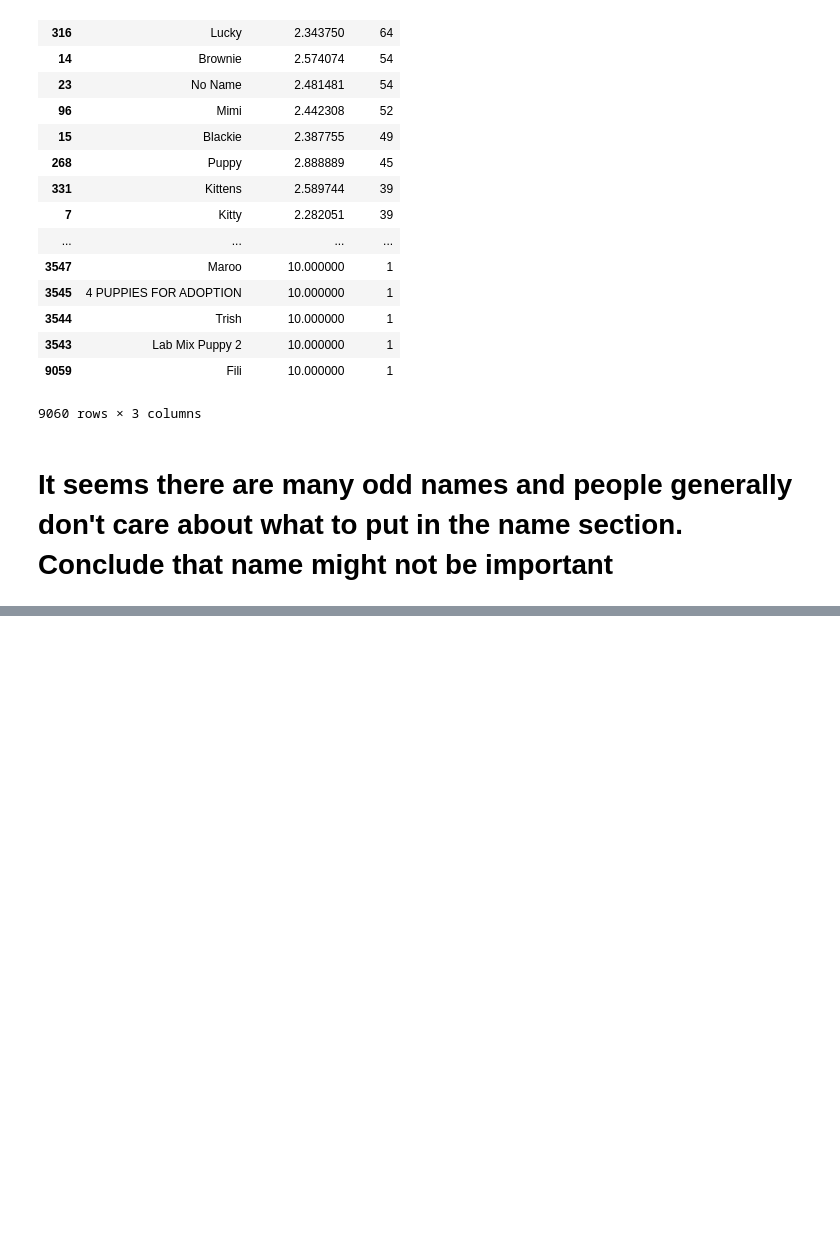
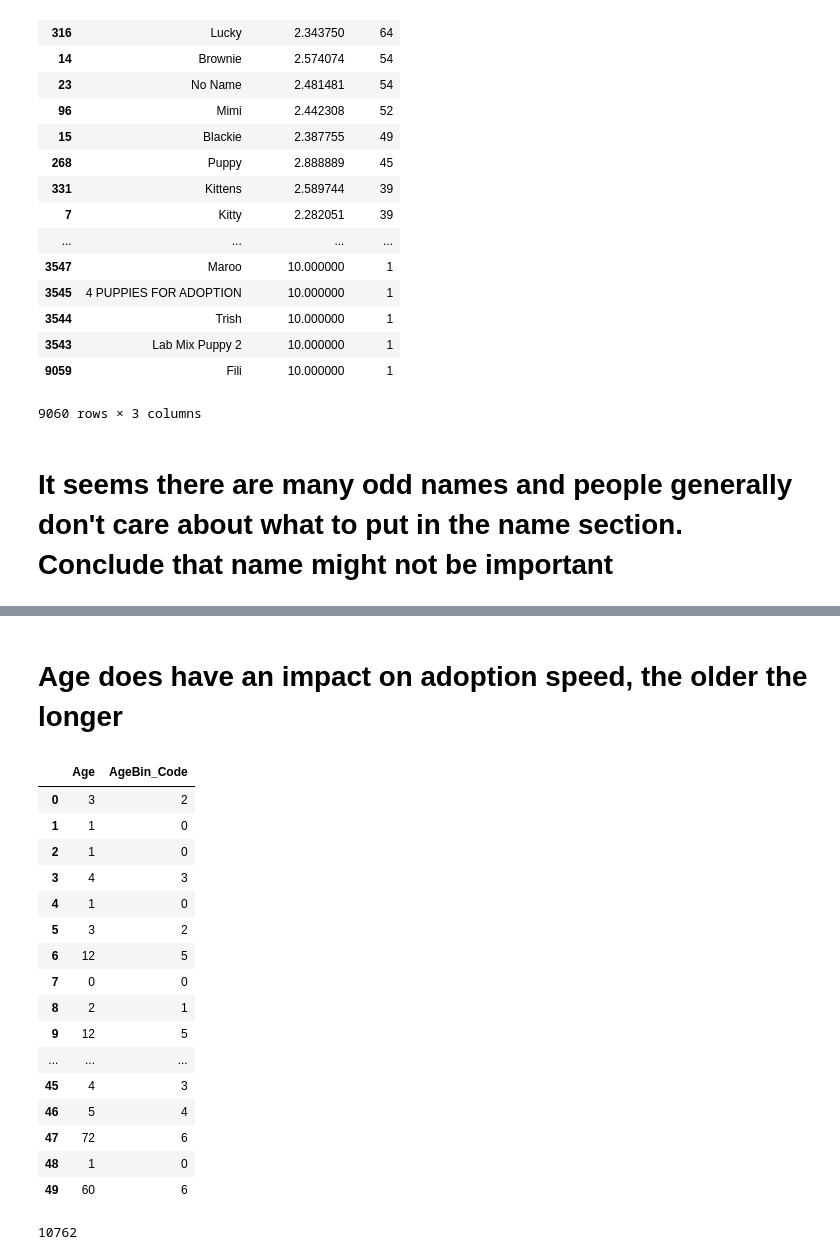
Before and after one commit to jasonnguyen3697/Adoption_prediction, a Jupyter notebook: Kernel.ipynb, the cells around one changed output, grey strips where cells are left out. Drawn from its saved outputs; the diff is of its cells as text; code cells hidden in the pictures; blank space fills up the shorter version.

Commit message:
Engineering breed and age

```diff
--- a/Kernel.ipynb
+++ b/Kernel.ipynb
@@ -154,0 +177,3 @@ Names.sort_values(by=['Count'], ascending=False)
+# %%
+train['AgeBin'] = pd.qcut(train['Age'], 7, duplicates='drop')
+train[['AgeBin', 'AdoptionSpeed']].groupby('AgeBin').mean()
@@ -154,0 +190,29 @@ Names.sort_values(by=['Count'], ascending=False)
+# %% [markdown]
+# Age does have an impact on adoption speed, the older the longer
+# %%
+labelencode = LabelEncoder()
+train['AgeBin_Code'] = labelencode.fit_transform(train['AgeBin'])
+
+train[['Age', 'AgeBin_Code']].head(50)
+# %% [output]
+|  | Age | AgeBin_Code |
+| 0 | 3 | 2 |
+| 1 | 1 | 0 |
+| 2 | 1 | 0 |
+| 3 | 4 | 3 |
+| 4 | 1 | 0 |
+| 5 | 3 | 2 |
+| 6 | 12 | 5 |
+| 7 | 0 | 0 |
+| 8 | 2 | 1 |
+| 9 | 12 | 5 |
+| ... | ... | ... |
+| 45 | 4 | 3 |
+| 46 | 5 | 4 |
+| 47 | 72 | 6 |
+| 48 | 1 | 0 |
+| 49 | 60 | 6 |
+# %%
+train.loc[train['Breed2']==0, 'Breed2'].count()
+# %% [output]
+10762
```
Also changed, not shown: parts of 15 cells of this notebook.
